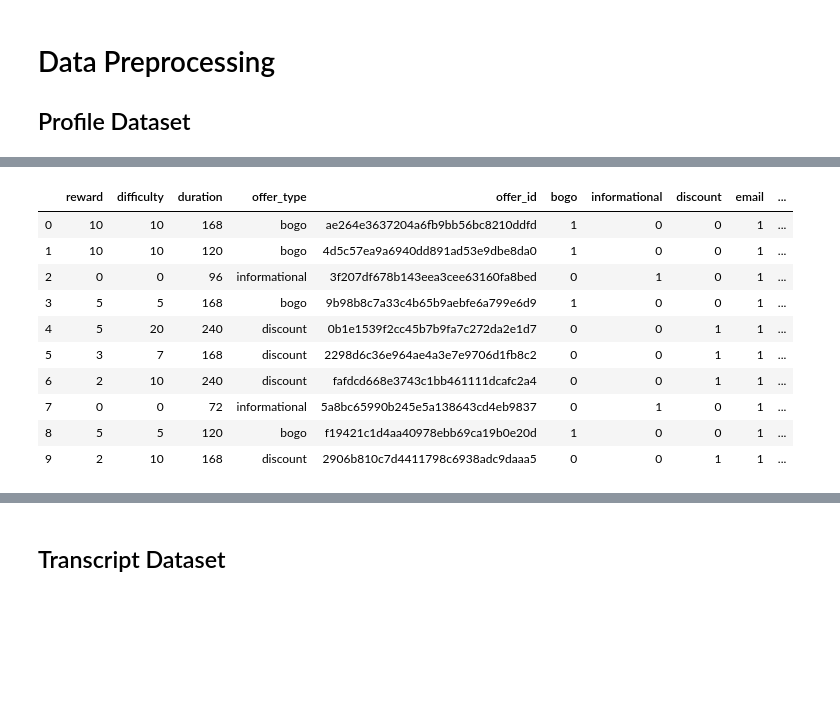
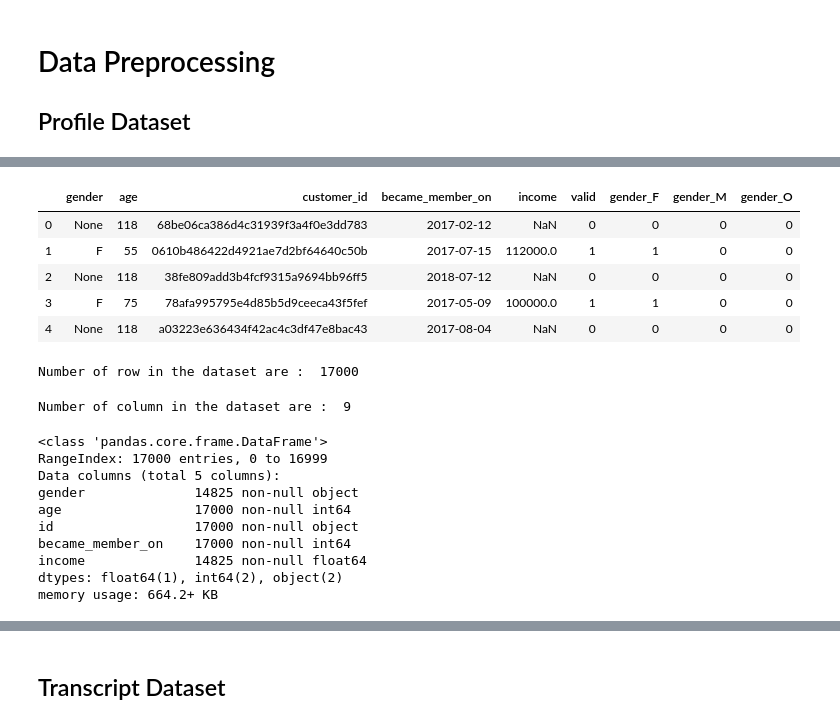
Before and after one commit to ashwanisng/Starbucks-Capstone, a Jupyter notebook: Starbucks Capstone.ipynb, the cells around one changed output, grey strips where cells are left out. Cells and saved outputs as stored; diff of their text form; code cells hidden in the pictures; blank space fills up the shorter version.

```diff
--- a/Starbucks Capstone.ipynb
+++ b/Starbucks Capstone.ipynb
@@ -456,6 +458,6 @@ Name: event, dtype: int64
 
 ## Profile Dataset
 # %%
-# how many unique value contain
+# # how many unique value contain
 
-portfolio['channels'].nunique
+profile_clean = clean_profile(profile)
@@ -502,14 +464,36 @@ def clean_portfolio(portfolio):
-# %%
-clean_portfolio(portfolio)
-# %% [output]
-|  | reward | difficulty | duration | offer_type | offer_id | bogo | informational | discount | email | ... |
-| 0 | 10 | 10 | 168 | bogo | ae264e3637204a6fb9bb56bc8210ddfd | 1 | 0 | 0 | 1 | ... |
-| 1 | 10 | 10 | 120 | bogo | 4d5c57ea9a6940dd891ad53e9dbe8da0 | 1 | 0 | 0 | 1 | ... |
-| 2 | 0 | 0 | 96 | informational | 3f207df678b143eea3cee63160fa8bed | 0 | 1 | 0 | 1 | ... |
-| 3 | 5 | 5 | 168 | bogo | 9b98b8c7a33c4b65b9aebfe6a799e6d9 | 1 | 0 | 0 | 1 | ... |
-| 4 | 5 | 20 | 240 | discount | 0b1e1539f2cc45b7b9fa7c272da2e1d7 | 0 | 0 | 1 | 1 | ... |
-| 5 | 3 | 7 | 168 | discount | 2298d6c36e964ae4a3e7e9706d1fb8c2 | 0 | 0 | 1 | 1 | ... |
-| 6 | 2 | 10 | 240 | discount | fafdcd668e3743c1bb461111dcafc2a4 | 0 | 0 | 1 | 1 | ... |
-| 7 | 0 | 0 | 72 | informational | 5a8bc65990b245e5a138643cd4eb9837 | 0 | 1 | 0 | 1 | ... |
-| 8 | 5 | 5 | 120 | bogo | f19421c1d4aa40978ebb69ca19b0e20d | 1 | 0 | 0 | 1 | ... |
-| 9 | 2 | 10 | 168 | discount | 2906b810c7d4411798c6938adc9daaa5 | 0 | 0 | 1 | 1 | ... |
+# %%
+profile_clean.head()
+# %% [output]
+|  | gender | age | customer_id | became_member_on | income | valid | gender_F | gender_M | gender_O |
+| 0 | None | 118 | 68be06ca386d4c31939f3a4f0e3dd783 | 2017-02-12 | NaN | 0 | 0 | 0 | 0 |
+| 1 | F | 55 | 0610b486422d4921ae7d2bf64640c50b | 2017-07-15 | 112000.0 | 1 | 1 | 0 | 0 |
+| 2 | None | 118 | 38fe809add3b4fcf9315a9694bb96ff5 | 2018-07-12 | NaN | 0 | 0 | 0 | 0 |
+| 3 | F | 75 | 78afa995795e4d85b5d9ceeca43f5fef | 2017-05-09 | 100000.0 | 1 | 1 | 0 | 0 |
+| 4 | None | 118 | a03223e636434f42ac4c3df47e8bac43 | 2017-08-04 | NaN | 0 | 0 | 0 | 0 |
+# %%
+# Number of row in the dataset
+
+print("Number of row in the dataset are : ", profile_clean.shape[0])
+# %% [output]
+Number of row in the dataset are :  17000
+# %%
+# Number of column in the dataset
+
+print("Number of column in the dataset are : ", profile_clean.shape[1])
+# %% [output]
+Number of column in the dataset are :  9
+# %%
+# data info
+
+profile.info()
+# %% [output]
+<class 'pandas.core.frame.DataFrame'>
+RangeIndex: 17000 entries, 0 to 16999
+Data columns (total 5 columns):
+gender              14825 non-null object
+age                 17000 non-null int64
+id                  17000 non-null object
+became_member_on    17000 non-null int64
+income              14825 non-null float64
+dtypes: float64(1), int64(2), object(2)
+memory usage: 664.2+ KB
```
Also changed, not shown: parts of 35 cells of this notebook, 2 other files.
